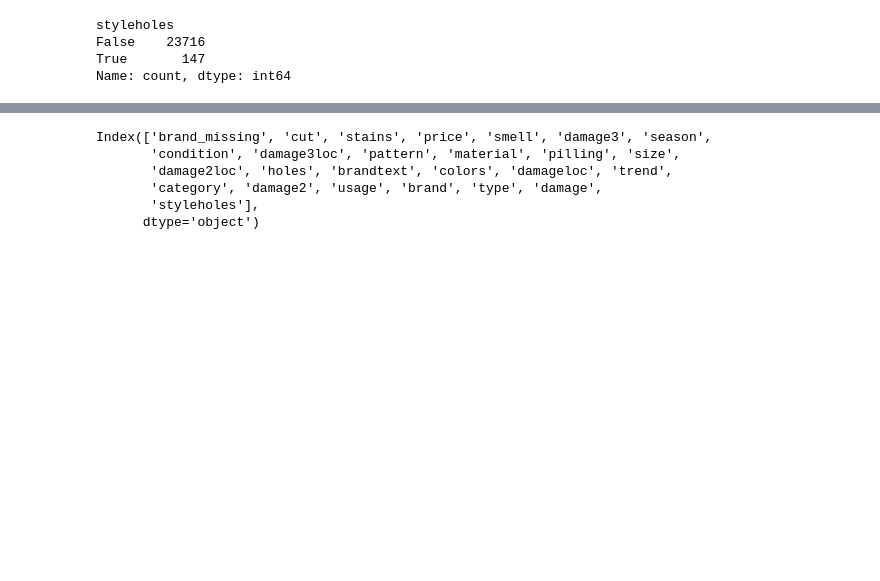
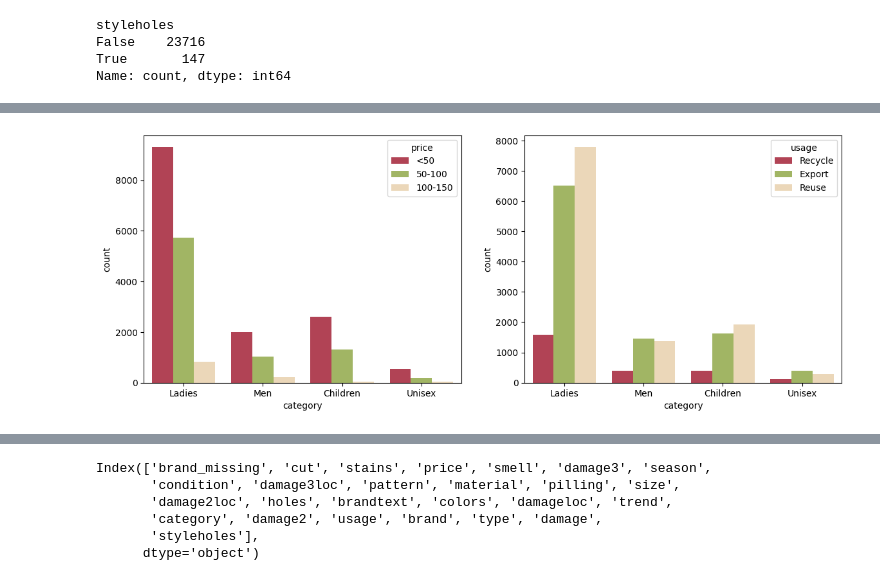
Before and after one commit to Rahma-Hosam/ReValuate, a Jupyter notebook: ReValuate ML Workflow.ipynb, the cells around one changed output, grey strips where cells are left out. Cells and saved outputs as stored; diff of their text form; code cells hidden in the pictures; blank space fills up the shorter version.

```diff
--- a/ReValuate ML Workflow.ipynb
+++ b/ReValuate ML Workflow.ipynb
@@ -1071,0 +1044,10 @@ df['styleholes'] = df['styleholes'].astype(int)
+# %%
+fig, ax = plt.subplots(1, 2, figsize=(14, 5))
+colors = ['#c33149', '#a8c256', '#f3d9b1']
+
+sns.countplot(data=df, x='category', hue='price', ax=ax[0], palette=colors)
+sns.countplot(data=df, x='category', hue='usage', ax=ax[1], palette=colors)
+
+plt.show()
+# %% [output]
+[figure, added]
```
Also changed, not shown: parts of 22 cells of this notebook.
